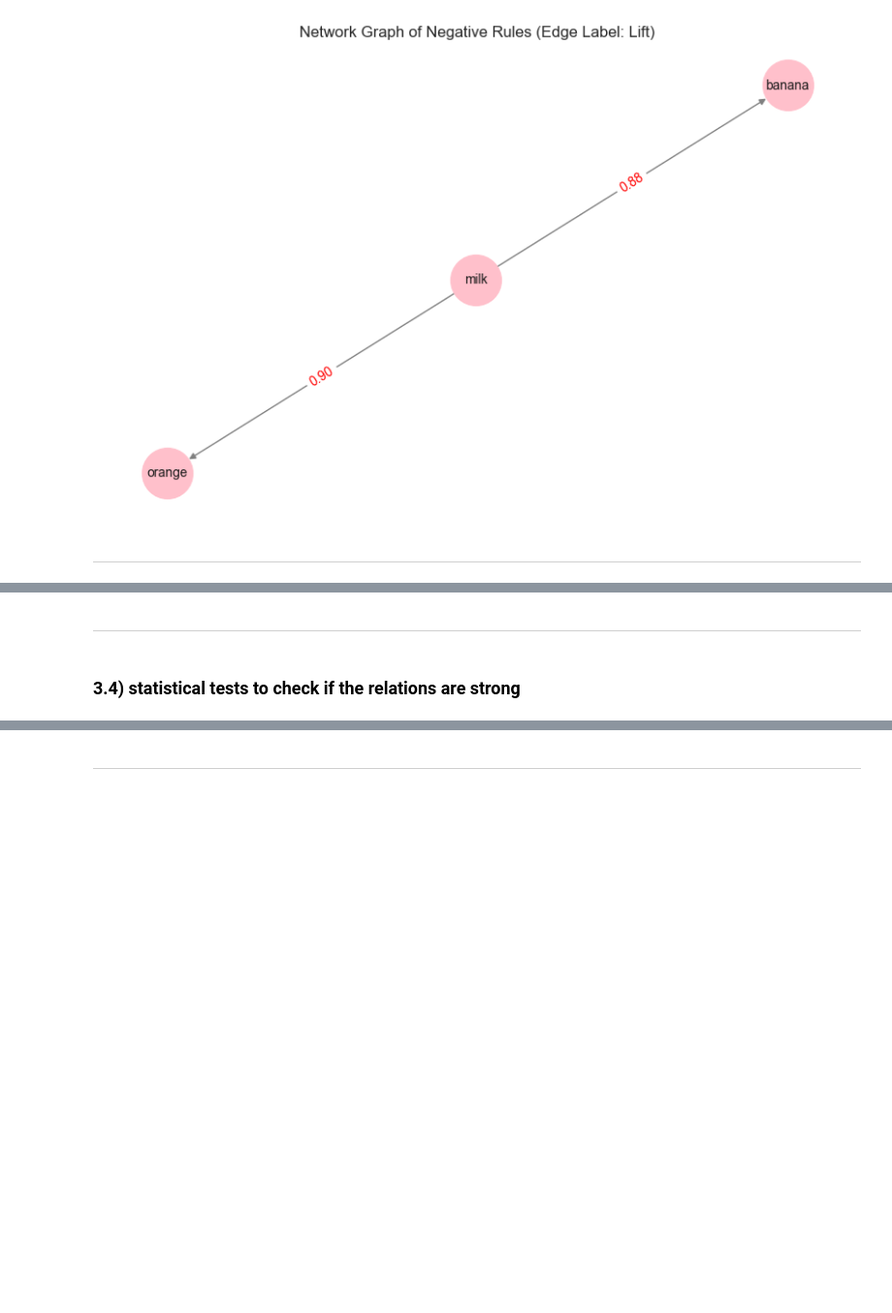
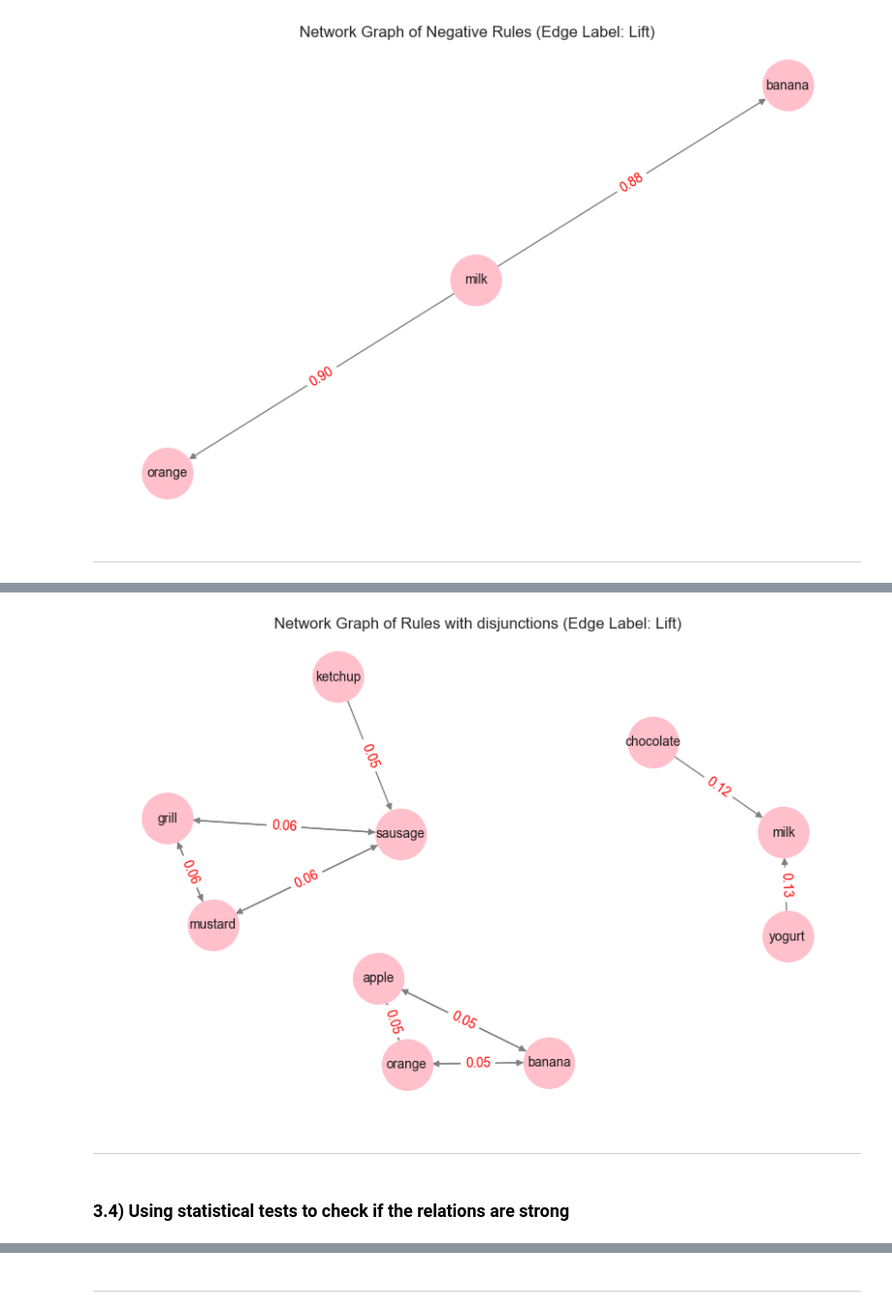
Before and after one commit to mmartyna123/InformationRetrieval, a Jupyter notebook: Lab6/Lab6IR.ipynb, the cells around one changed output, grey strips where cells are left out. Shown: that part at 97% size. Cells and saved outputs as stored; diff of their text form; code cells hidden in the pictures; blank space fills up the shorter version.

Commit message:
raport and statistical tests need improvement

```diff
--- a/Lab6/Lab6IR.ipynb
+++ b/Lab6/Lab6IR.ipynb
@@ -317,0 +322,9 @@ plt.show()
+# %%
+min_support = 0.05  # itemset must appear in at least 0.5% of the baskets
+frequent_itemsets_for_disjunctions = apriori(basketdf, min_support=min_support, use_colnames=True) # Generate frequent itemsets with a low support base to get dissociation rules
+
+minConf = 0.5 # for rule x -> y, confidence must be at least 90% so that y is likely to be bought if x is bought
+rules_dis = association_rules(frequent_itemsets_for_disjunctions, metric="confidence", min_threshold=minConf)
+
+print(f"Number of rules using min confidence of {minConf} and min support of {min_support} is {rules_dis.shape[0]}")
+rules_dis.sort_values(by='confidence', ascending=False)
@@ -318,4 +349,30 @@ plt.show()
+# %%
+#directed graph
+G = nx.DiGraph()
+# adding edges for each rule
+# for i, rule in rules_dis.iterrows():
+#     G.add_edge(','.join(list(rule['antecedents'])), ','.join(list(rule['consequents'])), weight=rule['lift'])
+
+for i, row in rules_dis.iterrows():
+    antecedents = list(row['antecedents'])
+    consequents = list(row['consequents'])
+
+    for antecedent in antecedents:
+        for consequent in consequents:
+            G.add_edge(antecedent, consequent, weight=row['support'], confidence=row['confidence'])
+
+
+
+plt.figure(figsize=(8, 5))
+pos = nx.spring_layout(G, k=0.5, seed=42)  # Positioning of nodes
+nx.draw(G, pos, with_labels=True, node_size=1500, node_color="pink", font_size=10, edge_color='gray')
+edge_labels = nx.get_edge_attributes(G, 'weight')
+nx.draw_networkx_edge_labels(G, pos, edge_labels={k: f"{v:.2f}" for k, v in edge_labels.items()}, font_color='red')
+plt.title('Network Graph of Rules with disjunctions (Edge Label: Lift)')
+plt.show()
+# %% [output]
+[figure, added]
 # %% [markdown]
 ------
 # %% [markdown]
-### 3.4) statistical tests to check if the relations are strong
+### 3.4) Using statistical tests to check if the relations are strong
```
Also changed, not shown: parts of 9 cells of this notebook.
